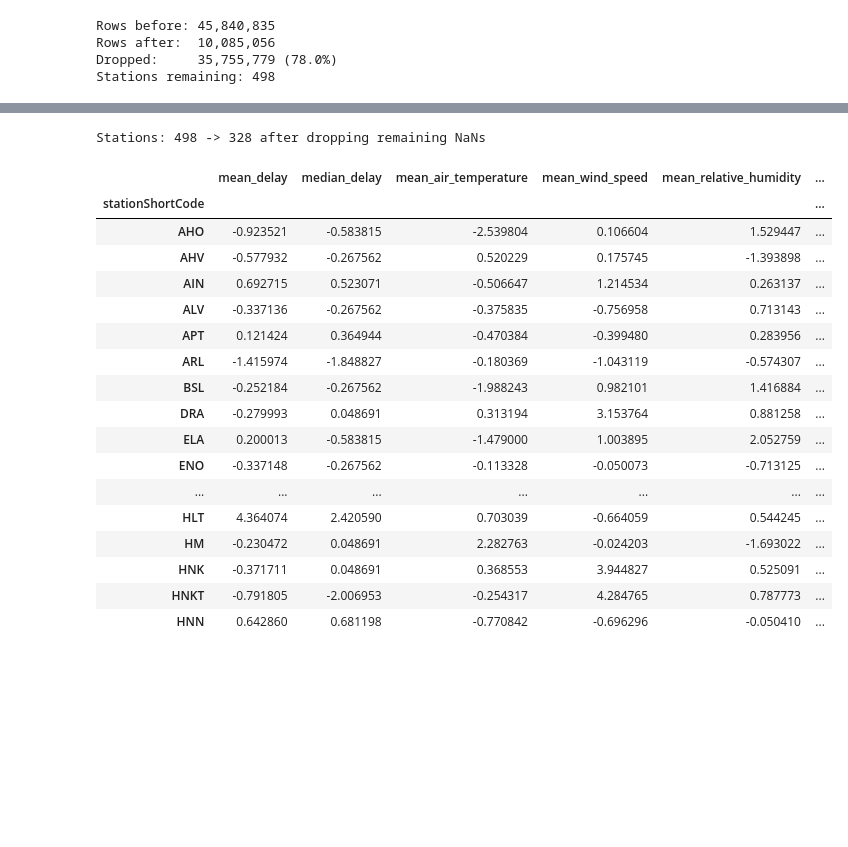
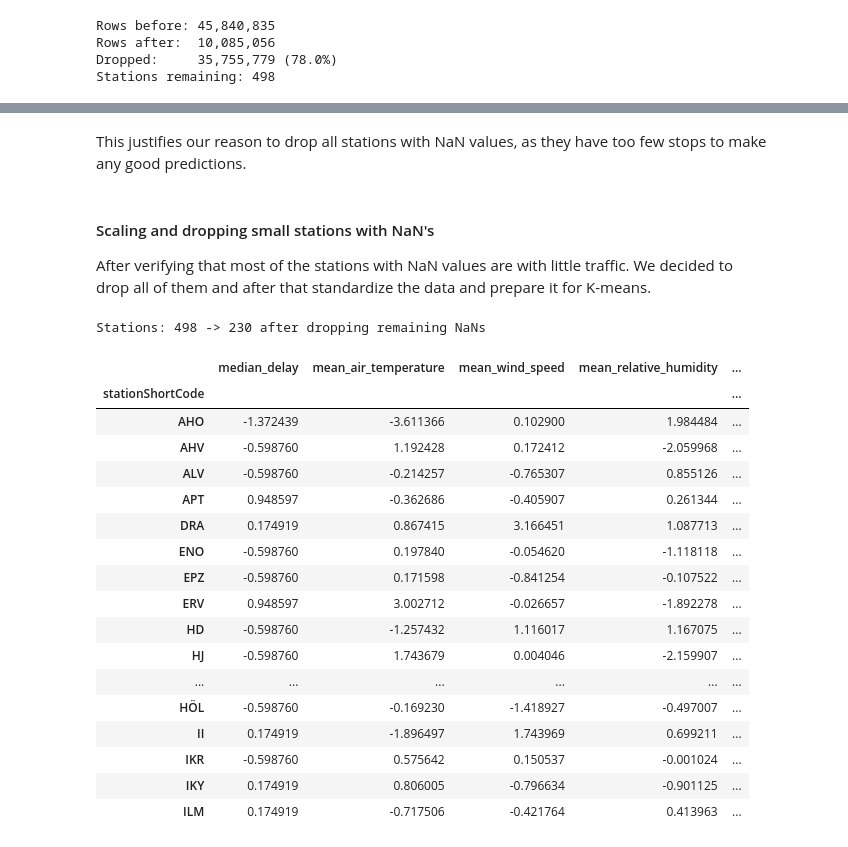
Before and after one commit to alekkiq/dkko-g2, a Jupyter notebook: project/project.ipynb, the cells around one changed output, grey strips where cells are left out. Cells and saved outputs as stored; diff of their text form; code cells hidden in the pictures; blank space fills up the shorter version.

```diff
--- a/project/project.ipynb
+++ b/project/project.ipynb
@@ -383,35 +433,60 @@ Stations: 498
+# %% [markdown]
+This justifies our reason to drop all stations with NaN values, as they have too few stops to make any good predictions.
+# %% [markdown]
+#### Scaling and dropping small stations with NaN's
+
+After verifying that most of the stations with NaN values are with little traffic. We decided to drop all of them and after that standardize the data and prepare it for K-means.
 # %%
 from sklearn.preprocessing import StandardScaler
 
 #drop any station still carrying a NaN (StandardScaler can't handle them) before scaling
 station_features_clean = station_features.dropna().reset_index(drop=True)
 print(f"Stations: {len(station_features)} -> {len(station_features_clean)} after dropping remaining NaNs")
 
-#scale the per-station features for k-means
-cluster_cols = [c for c in station_features_clean.columns if c not in ('stationShortCode', 'stop_count')]
+#use delay EXCESS relative to each station's own baseline, instead of the raw condition delays -
+#those were ~0.9 correlated with the baseline delay (and with each other), so clustering mostly
+#picked up "how delay-prone is this station overall" rather than weather-specific sensitivity
+station_features_clean['excess_delay_rain'] = station_features_clean['median_delay_rain'] - station_features_clean['median_delay']
+station_features_clean['excess_delay_freezing'] = station_features_clean['median_delay_freezing'] - station_features_clean['median_delay']
+station_features_clean['excess_delay_snow'] = station_features_clean['median_delay_snow'] - station_features_clean['median_delay']
+
+cluster_cols = [
+    'median_delay',
+    'mean_air_temperature',
+    'mean_wind_speed',
+    'mean_relative_humidity',
+    'mean_precipitation_intensity',
+    'mean_snow_depth',
+    'mean_pressure',
+    'mean_horizontal_visibility',
+    'mean_cloud_amount',
+    'excess_delay_rain',
+    'excess_delay_freezing',
+    'excess_delay_snow',
+]
 
 scaler = StandardScaler()
 scaled_features = scaler.fit_transform(station_features_clean[cluster_cols])
 
 scaled_df = pd.DataFrame(scaled_features, columns=cluster_cols, index=station_features_clean['stationShortCode'])
 scaled_df.head(30)
 # %% [output]
-Stations: 498 -> 328 after dropping remaining NaNs
+Stations: 498 -> 230 after dropping remaining NaNs
-|  | mean_delay | median_delay | mean_air_temperature | mean_wind_speed | mean_relative_humidity | ... |
-| stationShortCode |  |  |  |  |  | ... |
-| AHO | -0.923521 | -0.583815 | -2.539804 | 0.106604 | 1.529447 | ... |
-| AHV | -0.577932 | -0.267562 | 0.520229 | 0.175745 | -1.393898 | ... |
-| AIN | 0.692715 | 0.523071 | -0.506647 | 1.214534 | 0.263137 | ... |
-| ALV | -0.337136 | -0.267562 | -0.375835 | -0.756958 | 0.713143 | ... |
-| APT | 0.121424 | 0.364944 | -0.470384 | -0.399480 | 0.283956 | ... |
-| ARL | -1.415974 | -1.848827 | -0.180369 | -1.043119 | -0.574307 | ... |
-| BSL | -0.252184 | -0.267562 | -1.988243 | 0.982101 | 1.416884 | ... |
-| DRA | -0.279993 | 0.048691 | 0.313194 | 3.153764 | 0.881258 | ... |
-| ELA | 0.200013 | -0.583815 | -1.479000 | 1.003895 | 2.052759 | ... |
-| ENO | -0.337148 | -0.267562 | -0.113328 | -0.050073 | -0.713125 | ... |
-| ... | ... | ... | ... | ... | ... | ... |
-| HLT | 4.364074 | 2.420590 | 0.703039 | -0.664059 | 0.544245 | ... |
-| HM | -0.230472 | 0.048691 | 2.282763 | -0.024203 | -1.693022 | ... |
-| HNK | -0.371711 | 0.048691 | 0.368553 | 3.944827 | 0.525091 | ... |
-| HNKT | -0.791805 | -2.006953 | -0.254317 | 4.284765 | 0.787773 | ... |
-| HNN | 0.642860 | 0.681198 | -0.770842 | -0.696296 | -0.050410 | ... |
+|  | median_delay | mean_air_temperature | mean_wind_speed | mean_relative_humidity | ... |
+| stationShortCode |  |  |  |  | ... |
+| AHO | -1.372439 | -3.611366 | 0.102900 | 1.984484 | ... |
+| AHV | -0.598760 | 1.192428 | 0.172412 | -2.059968 | ... |
+| ALV | -0.598760 | -0.214257 | -0.765307 | 0.855126 | ... |
+| APT | 0.948597 | -0.362686 | -0.405907 | 0.261344 | ... |
+| DRA | 0.174919 | 0.867415 | 3.166451 | 1.087713 | ... |
+| ENO | -0.598760 | 0.197840 | -0.054620 | -1.118118 | ... |
+| EPZ | -0.598760 | 0.171598 | -0.841254 | -0.107522 | ... |
+| ERV | 0.948597 | 3.002712 | -0.026657 | -1.892278 | ... |
+| HD | -0.598760 | -1.257432 | 1.116017 | 1.167075 | ... |
+| HJ | -0.598760 | 1.743679 | 0.004046 | -2.159907 | ... |
+| ... | ... | ... | ... | ... | ... |
+| HÖL | -0.598760 | -0.169230 | -1.418927 | -0.497007 | ... |
+| II | 0.174919 | -1.896497 | 1.743969 | 0.699211 | ... |
+| IKR | -0.598760 | 0.575642 | 0.150537 | -0.001024 | ... |
+| IKY | 0.174919 | 0.806005 | -0.796634 | -0.901125 | ... |
+| ILM | 0.174919 | -0.717506 | -0.421764 | 0.413963 | ... |
```
Also changed, not shown: parts of 15 cells of this notebook.
